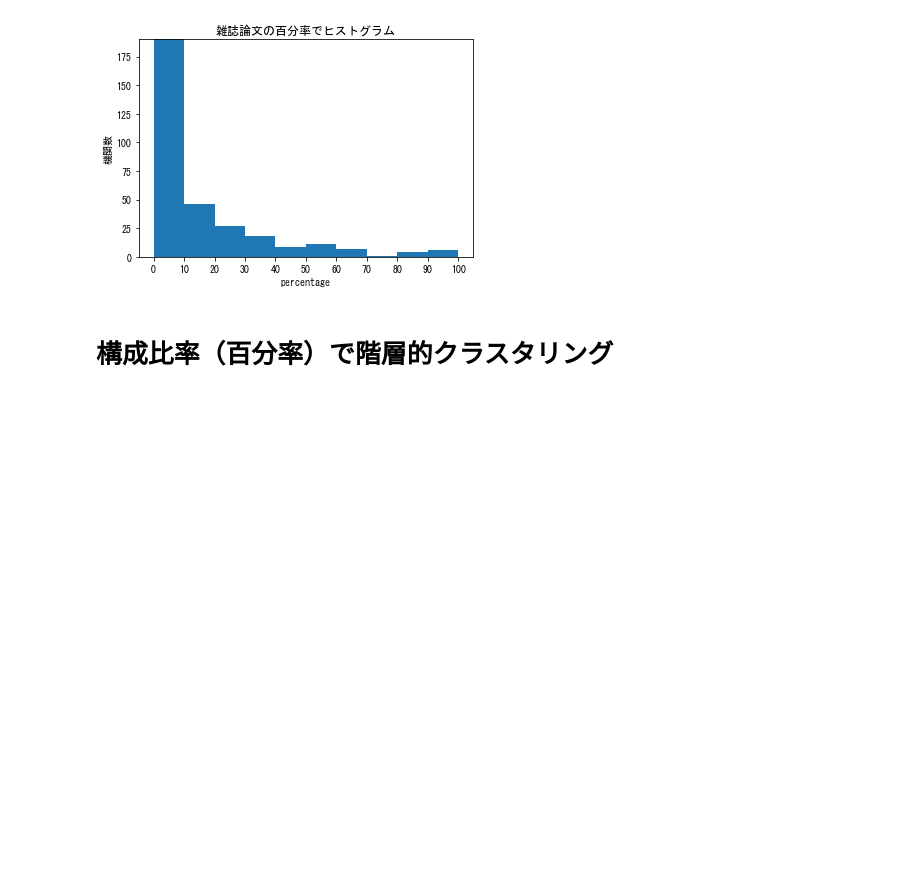
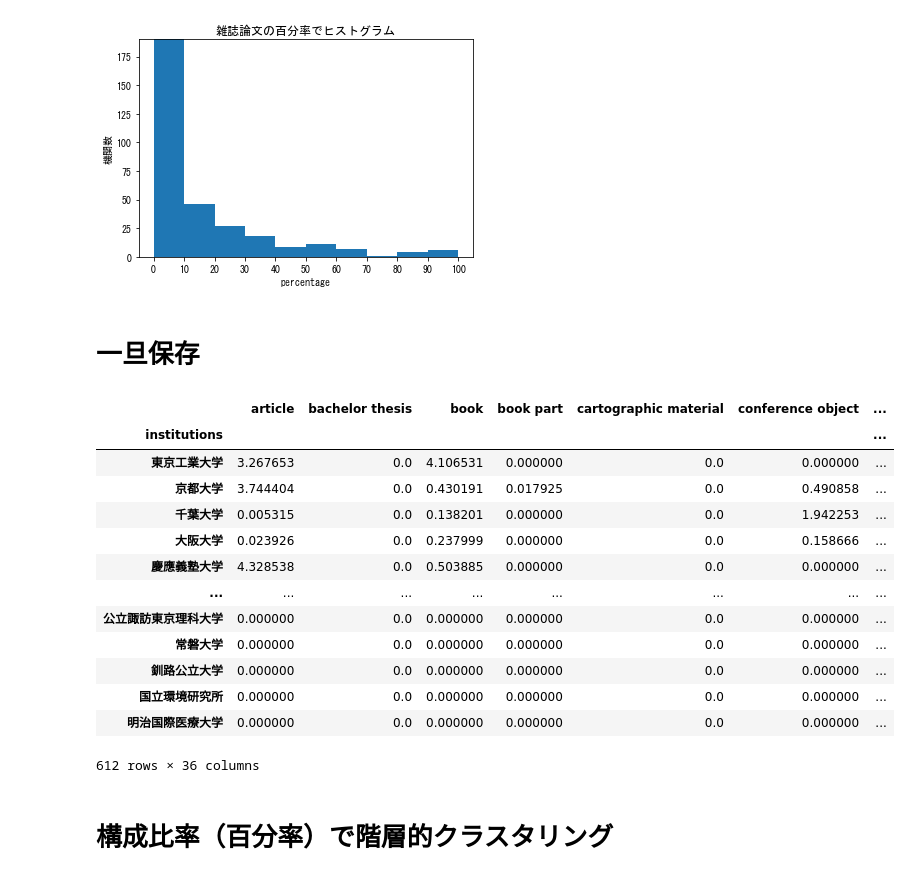
Before and after one commit to wonox/irdbscraping, a Jupyter notebook: irdbscraping.ipynb, the cells around one changed output. Drawn from its saved outputs; the diff is of its cells as text; code cells hidden in the pictures; blank space fills up the shorter version.

```diff
--- a/irdbscraping.ipynb
+++ b/irdbscraping.ipynb
@@ -507,9 +498,33 @@ Name: journal article, dtype: float64
  array([  0.,  10.,  20.,  30.,  40.,  50.,  60.,  70.,  80.,  90., 100.]),
  <BarContainer object of 10 artists>)
 [figure]
+# %% [markdown]
+# 一旦保存
 # %%
 pivot_orders_df5.to_pickle('./pivot_orders_df5.pkl.gz', compression='gzip') # 圧縮有り
 # pd.read_pickle('test.pkl.gz', compression='gzip') # 圧縮有り
+# %%
+# 前回保存したDataFrameのファイルから読み込む
+import pandas as pd
+# pivot_orders_df5 は行ごとの百分率に変換したDF
+pivot_orders_df5 = pd.read_pickle('./pivot_orders_df5.pkl.gz', compression='gzip') # 圧縮有り
+# %%
+pivot_orders_df5
+# %% [output]
+|  | article | bachelor thesis | book | book part | cartographic material | conference object | ... |
+| institutions |  |  |  |  |  |  | ... |
+| 東京工業大学 | 3.267653 | 0.0 | 4.106531 | 0.000000 | 0.0 | 0.000000 | ... |
+| 京都大学 | 3.744404 | 0.0 | 0.430191 | 0.017925 | 0.0 | 0.490858 | ... |
+| 千葉大学 | 0.005315 | 0.0 | 0.138201 | 0.000000 | 0.0 | 1.942253 | ... |
+| 大阪大学 | 0.023926 | 0.0 | 0.237999 | 0.000000 | 0.0 | 0.158666 | ... |
+| 慶應義塾大学 | 4.328538 | 0.0 | 0.503885 | 0.000000 | 0.0 | 0.000000 | ... |
+| ... | ... | ... | ... | ... | ... | ... | ... |
+| 公立諏訪東京理科大学 | 0.000000 | 0.0 | 0.000000 | 0.000000 | 0.0 | 0.000000 | ... |
+| 常磐大学 | 0.000000 | 0.0 | 0.000000 | 0.000000 | 0.0 | 0.000000 | ... |
+| 釧路公立大学 | 0.000000 | 0.0 | 0.000000 | 0.000000 | 0.0 | 0.000000 | ... |
+| 国立環境研究所 | 0.000000 | 0.0 | 0.000000 | 0.000000 | 0.0 | 0.000000 | ... |
+| 明治国際医療大学 | 0.000000 | 0.0 | 0.000000 | 0.000000 | 0.0 | 0.000000 | ... |
+612 rows × 36 columns
 # %% [markdown]
 # 構成比率（百分率）で階層的クラスタリング
 # %%
```
Also changed, not shown: parts of 12 cells of this notebook, 7 other files.
